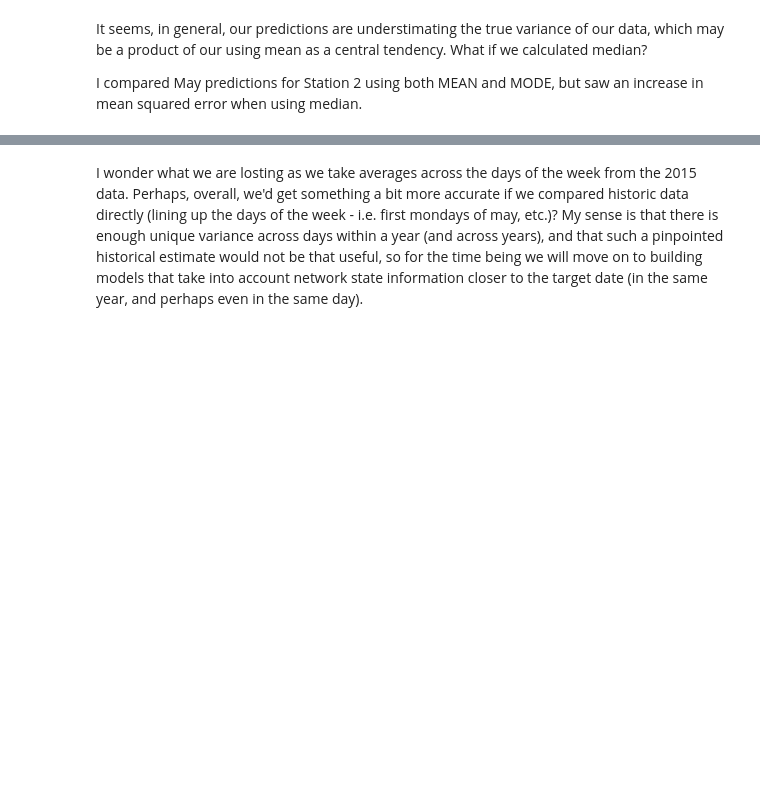
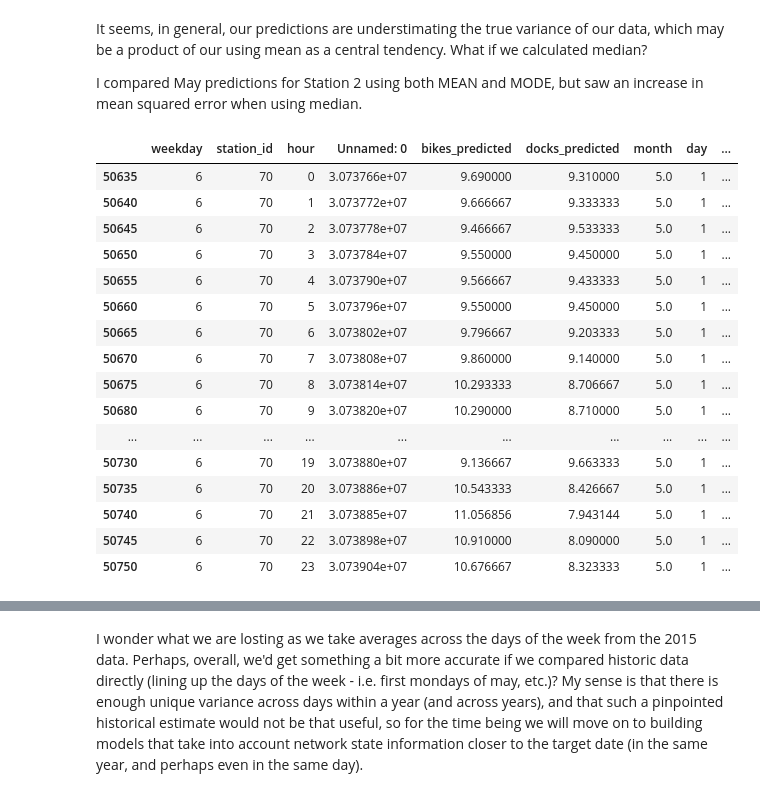
Before and after one commit to SioKCronin/bikesupply, a Jupyter notebook: models/historical_data_model.ipynb, the cells around one changed output, grey strips where cells are left out. Cells and saved outputs as stored; diff of their text form; code cells hidden in the pictures; blank space fills up the shorter version.

```diff
--- a/models/historical_data_model.ipynb
+++ b/models/historical_data_model.ipynb
@@ -160,6 +157,26 @@ It seems, in general, our predictions are understimating the true variance of ou
 I compared May predictions for Station 2 using both MEAN and MODE, but saw an increase in mean squared error when using median.
 # %%
 station_seventy_day_one = station_seventy.query("day == 1")
+# %%
+station_seventy_day_one[0:24]
+# %% [output]
+|  | weekday | station_id | hour | Unnamed: 0 | bikes_predicted | docks_predicted | month | day | ... |
+| 50635 | 6 | 70 | 0 | 3.073766e+07 | 9.690000 | 9.310000 | 5.0 | 1 | ... |
+| 50640 | 6 | 70 | 1 | 3.073772e+07 | 9.666667 | 9.333333 | 5.0 | 1 | ... |
+| 50645 | 6 | 70 | 2 | 3.073778e+07 | 9.466667 | 9.533333 | 5.0 | 1 | ... |
+| 50650 | 6 | 70 | 3 | 3.073784e+07 | 9.550000 | 9.450000 | 5.0 | 1 | ... |
+| 50655 | 6 | 70 | 4 | 3.073790e+07 | 9.566667 | 9.433333 | 5.0 | 1 | ... |
+| 50660 | 6 | 70 | 5 | 3.073796e+07 | 9.550000 | 9.450000 | 5.0 | 1 | ... |
+| 50665 | 6 | 70 | 6 | 3.073802e+07 | 9.796667 | 9.203333 | 5.0 | 1 | ... |
+| 50670 | 6 | 70 | 7 | 3.073808e+07 | 9.860000 | 9.140000 | 5.0 | 1 | ... |
+| 50675 | 6 | 70 | 8 | 3.073814e+07 | 10.293333 | 8.706667 | 5.0 | 1 | ... |
+| 50680 | 6 | 70 | 9 | 3.073820e+07 | 10.290000 | 8.710000 | 5.0 | 1 | ... |
+| ... | ... | ... | ... | ... | ... | ... | ... | ... | ... |
+| 50730 | 6 | 70 | 19 | 3.073880e+07 | 9.136667 | 9.663333 | 5.0 | 1 | ... |
+| 50735 | 6 | 70 | 20 | 3.073886e+07 | 10.543333 | 8.426667 | 5.0 | 1 | ... |
+| 50740 | 6 | 70 | 21 | 3.073885e+07 | 11.056856 | 7.943144 | 5.0 | 1 | ... |
+| 50745 | 6 | 70 | 22 | 3.073898e+07 | 10.910000 | 8.090000 | 5.0 | 1 | ... |
+| 50750 | 6 | 70 | 23 | 3.073904e+07 | 10.676667 | 8.323333 | 5.0 | 1 | ... |
 # %%
 rcParams['figure.figsize'] =  18, 10
 # station_seventy_day_one.plot.bar(x = "hour", y = "bikes_predicted", stacked=True)
```
Also changed, not shown: parts of 9 cells of this notebook, 1 other file.
